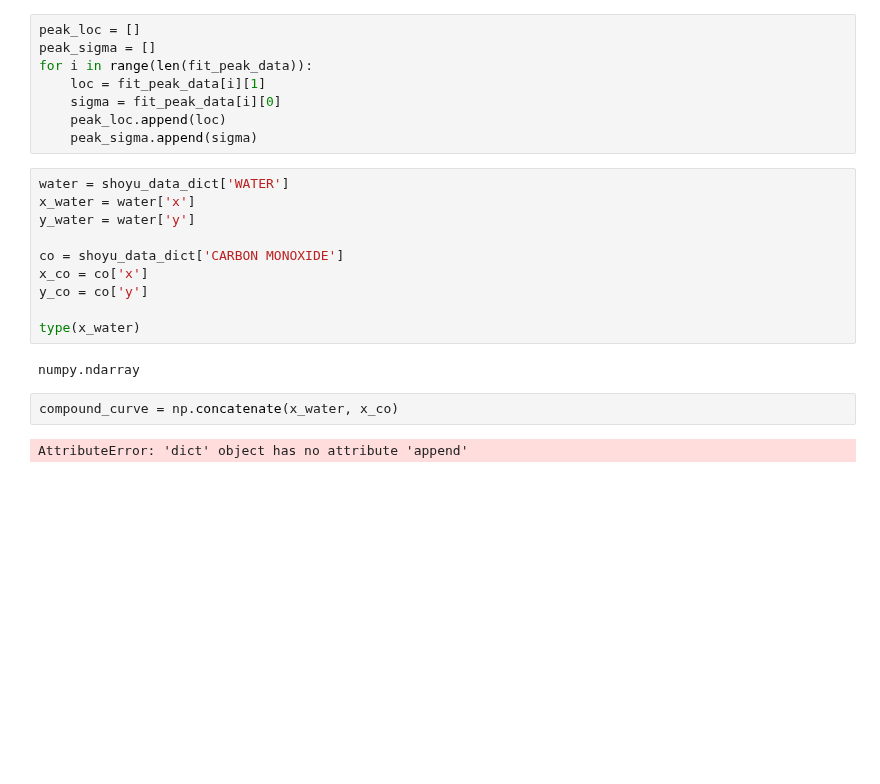
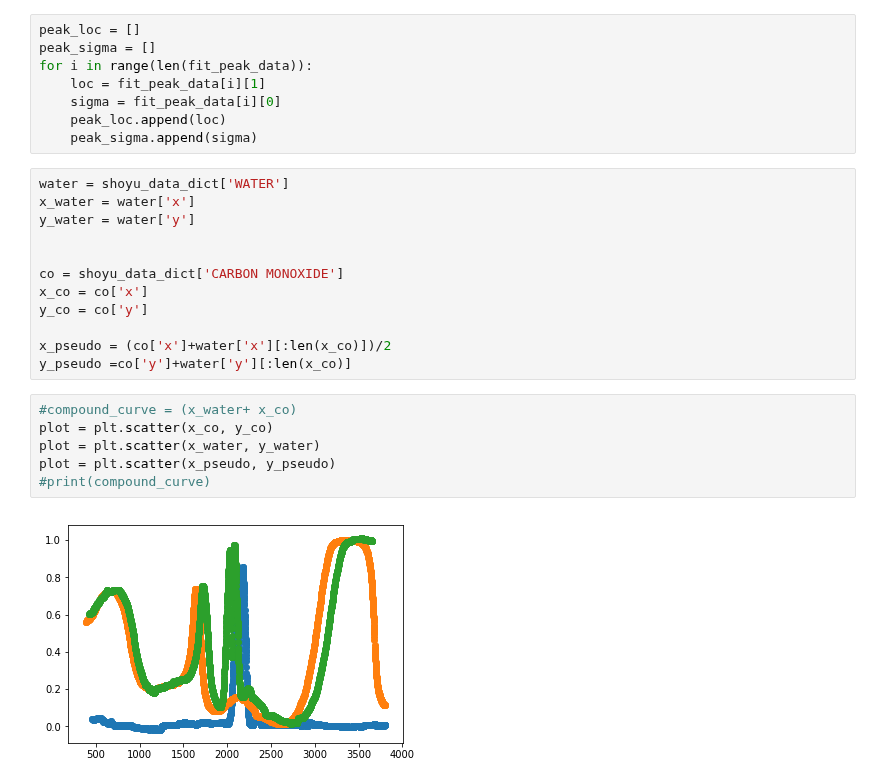
Before and after one commit to raman-noodles/Raman-noodles, a Jupyter notebook: examples/spectrafit_example.ipynb, the cells around one changed output. Cells and saved outputs as stored; diff of their text form; blank space fills up the shorter version.

```diff
--- a/examples/spectrafit_example.ipynb
+++ b/examples/spectrafit_example.ipynb
@@ -68,14 +119,18 @@ water = shoyu_data_dict['WATER']
 x_water = water['x']
 y_water = water['y']
 
+
 co = shoyu_data_dict['CARBON MONOXIDE']
 x_co = co['x']
 y_co = co['y']
 
-type(x_water)
+x_pseudo = (co['x']+water['x'][:len(x_co)])/2
+y_pseudo =co['y']+water['y'][:len(x_co)]
-# %% [output]
-numpy.ndarray
-# %%
-compound_curve = np.concatenate(x_water, x_co)
-# %% [output]
-AttributeError: 'dict' object has no attribute 'append'
+# %%
+#compound_curve = (x_water+ x_co)
+plot = plt.scatter(x_co, y_co)
+plot = plt.scatter(x_water, y_water)
+plot = plt.scatter(x_pseudo, y_pseudo)
+#print(compound_curve)
+# %% [output]
+[figure, added]
```
Also changed, not shown: parts of 24 cells of this notebook.
